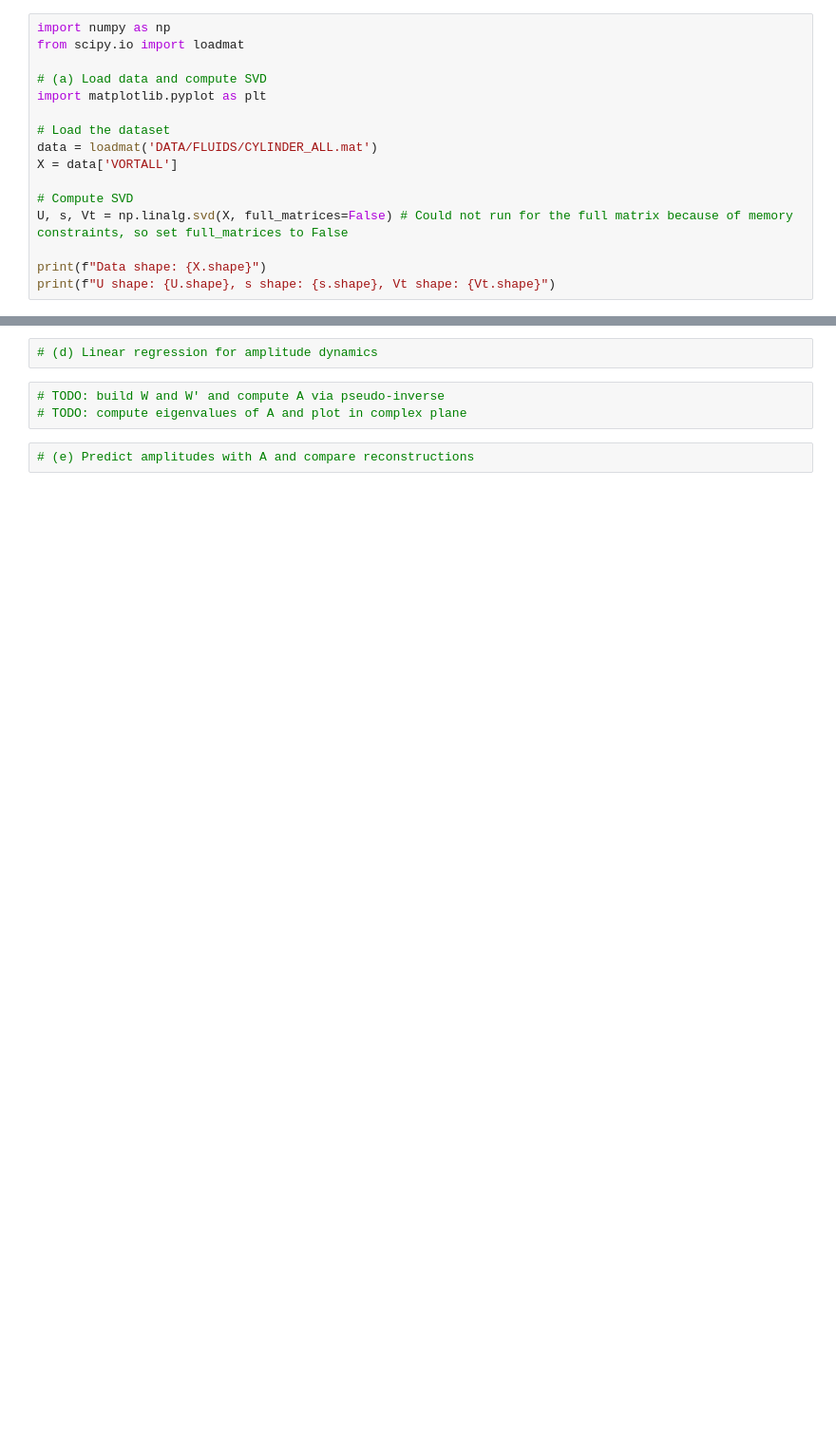
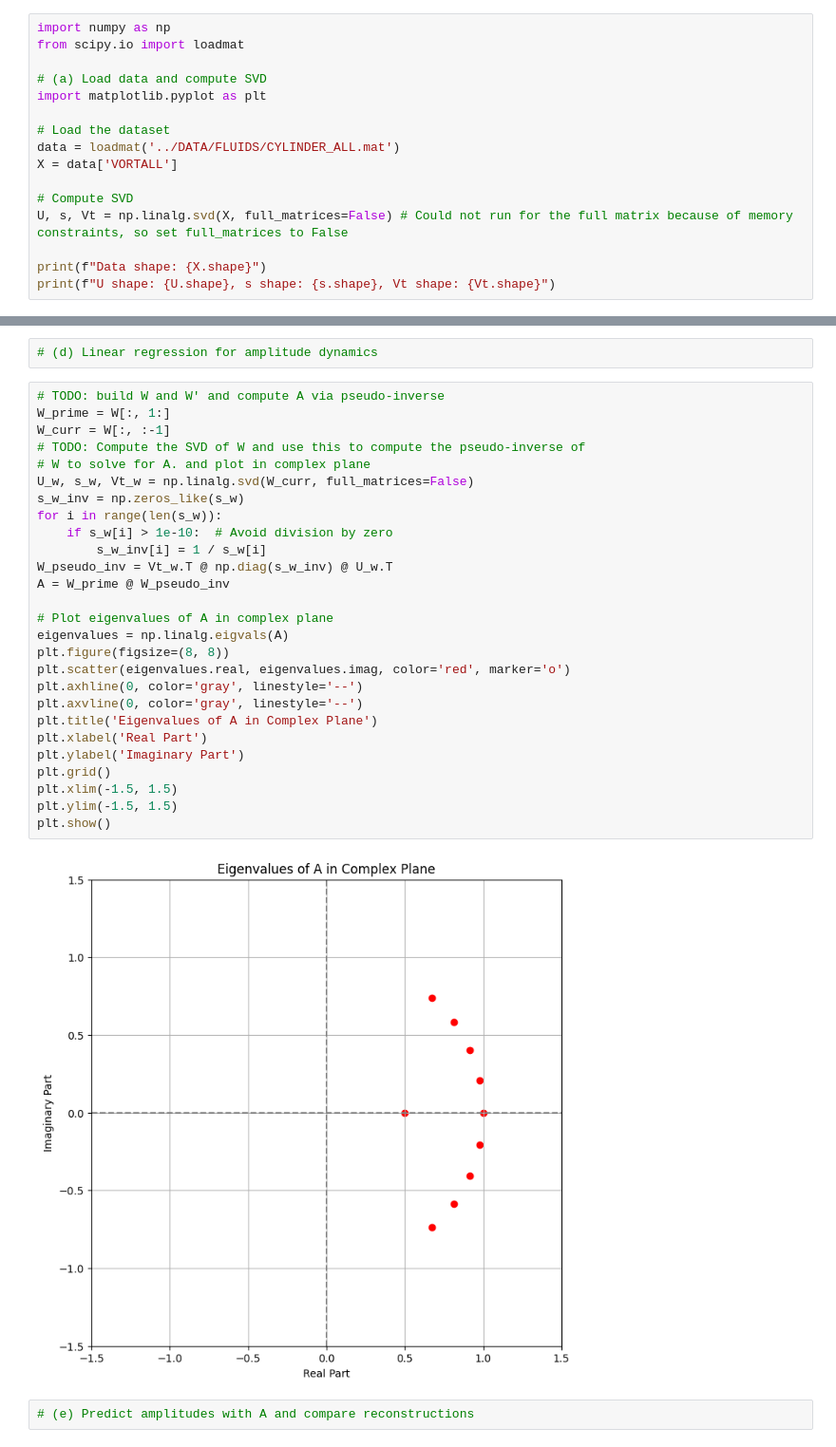
Before and after one commit to tzikos/Data-Driven-Methods, a Jupyter notebook: Week1/week1_exercises.ipynb, the cells around one changed output, grey strips where cells are left out. Shown at 95% size. Saved outputs shown, nothing was run; the diff lists cells and outputs as text; blank space fills up the shorter version.

```diff
--- a/Week1/week1_exercises.ipynb
+++ b/Week1/week1_exercises.ipynb
@@ -42,7 +42,7 @@ from scipy.io import loadmat
 import matplotlib.pyplot as plt
 
 # Load the dataset
-data = loadmat('DATA/FLUIDS/CYLINDER_ALL.mat')
+data = loadmat('../DATA/FLUIDS/CYLINDER_ALL.mat')
 X = data['VORTALL']
 
 # Compute SVD
@@ -116,7 +190,33 @@ plt.show()
 # (d) Linear regression for amplitude dynamics
 # %%
 # TODO: build W and W' and compute A via pseudo-inverse
-# TODO: compute eigenvalues of A and plot in complex plane
+W_prime = W[:, 1:]
+W_curr = W[:, :-1]
+# TODO: Compute the SVD of W and use this to compute the pseudo-inverse of
+# W to solve for A. and plot in complex plane
+U_w, s_w, Vt_w = np.linalg.svd(W_curr, full_matrices=False)
+s_w_inv = np.zeros_like(s_w)
+for i in range(len(s_w)):
+    if s_w[i] > 1e-10:  # Avoid division by zero
+        s_w_inv[i] = 1 / s_w[i]
+W_pseudo_inv = Vt_w.T @ np.diag(s_w_inv) @ U_w.T
+A = W_prime @ W_pseudo_inv
+
+# Plot eigenvalues of A in complex plane
+eigenvalues = np.linalg.eigvals(A)
+plt.figure(figsize=(8, 8))
+plt.scatter(eigenvalues.real, eigenvalues.imag, color='red', marker='o')
+plt.axhline(0, color='gray', linestyle='--')
+plt.axvline(0, color='gray', linestyle='--')
+plt.title('Eigenvalues of A in Complex Plane')
+plt.xlabel('Real Part')
+plt.ylabel('Imaginary Part')
+plt.grid()
+plt.xlim(-1.5, 1.5)
+plt.ylim(-1.5, 1.5)
+plt.show()
+# %% [output]
+[figure, added]
 # %%
 # (e) Predict amplitudes with A and compare reconstructions
 # %%
```
Also changed, not shown: parts of 4 cells of this notebook, 32 other files.
